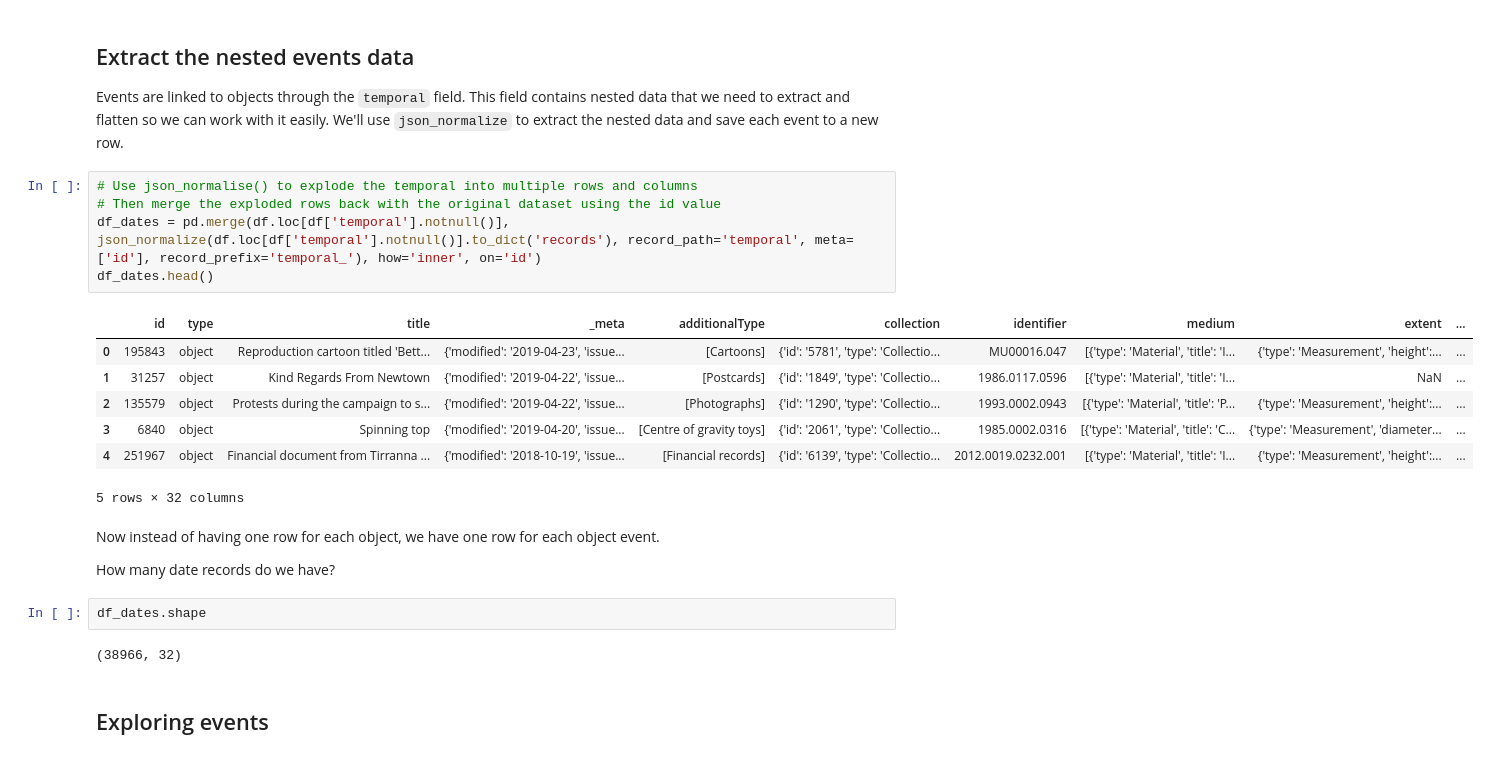
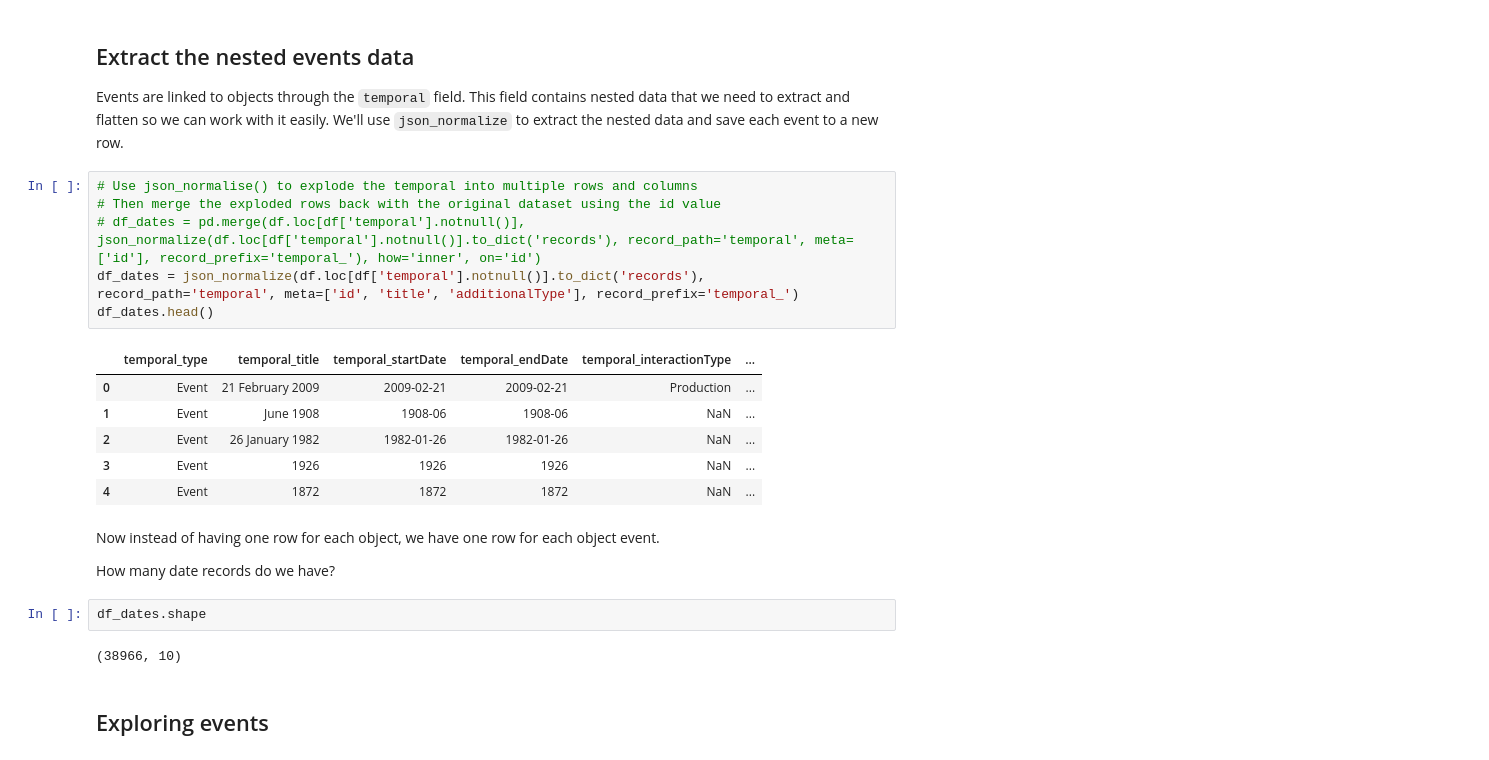
Before and after one commit to GLAM-Workbench/national-museum-australia, a Jupyter notebook: explore_collection_object_over_time.ipynb, the cells around one changed output. Saved outputs shown, nothing was run; the diff lists cells and outputs as text.

```diff
--- a/explore_collection_object_over_time.ipynb
+++ b/explore_collection_object_over_time.ipynb
@@ -59,16 +59,16 @@ Events are linked to objects through the `temporal` field. This field contains n
 # %%
 # Use json_normalise() to explode the temporal into multiple rows and columns
 # Then merge the exploded rows back with the original dataset using the id value
-df_dates = pd.merge(df.loc[df['temporal'].notnull()], json_normalize(df.loc[df['temporal'].notnull()].to_dict('records'), record_path='temporal', meta=['id'], record_prefix='temporal_'), how='inner', on='id')
+# df_dates = pd.merge(df.loc[df['temporal'].notnull()], json_normalize(df.loc[df['temporal'].notnull()].to_dict('records'), record_path='temporal', meta=['id'], record_prefix='temporal_'), how='inner', on='id')
+df_dates = json_normalize(df.loc[df['temporal'].notnull()].to_dict('records'), record_path='temporal', meta=['id', 'title', 'additionalType'], record_prefix='temporal_')
 df_dates.head()
 # %% [output]
-|  | id | type | title | _meta | additionalType | collection | identifier | medium | extent | ... |
-| 0 | 195843 | object | Reproduction cartoon titled 'Bett... | {'modified': '2019-04-23', 'issue... | [Cartoons] | {'id': '5781', 'type': 'Collectio... | MU00016.047 | [{'type': 'Material', 'title': 'I... | {'type': 'Measurement', 'height':... | ... |
-| 1 | 31257 | object | Kind Regards From Newtown | {'modified': '2019-04-22', 'issue... | [Postcards] | {'id': '1849', 'type': 'Collectio... | 1986.0117.0596 | [{'type': 'Material', 'title': 'I... | NaN | ... |
-| 2 | 135579 | object | Protests during the campaign to s... | {'modified': '2019-04-22', 'issue... | [Photographs] | {'id': '1290', 'type': 'Collectio... | 1993.0002.0943 | [{'type': 'Material', 'title': 'P... | {'type': 'Measurement', 'height':... | ... |
-| 3 | 6840 | object | Spinning top | {'modified': '2019-04-20', 'issue... | [Centre of gravity toys] | {'id': '2061', 'type': 'Collectio... | 1985.0002.0316 | [{'type': 'Material', 'title': 'C... | {'type': 'Measurement', 'diameter... | ... |
-| 4 | 251967 | object | Financial document from Tirranna ... | {'modified': '2018-10-19', 'issue... | [Financial records] | {'id': '6139', 'type': 'Collectio... | 2012.0019.0232.001 | [{'type': 'Material', 'title': 'I... | {'type': 'Measurement', 'height':... | ... |
+|  | temporal_type | temporal_title | temporal_startDate | temporal_endDate | temporal_interactionType | ... |
+| 0 | Event | 21 February 2009 | 2009-02-21 | 2009-02-21 | Production | ... |
+| 1 | Event | June 1908 | 1908-06 | 1908-06 | NaN | ... |
+| 2 | Event | 26 January 1982 | 1982-01-26 | 1982-01-26 | NaN | ... |
+| 3 | Event | 1926 | 1926 | 1926 | NaN | ... |
+| 4 | Event | 1872 | 1872 | 1872 | NaN | ... |
-5 rows × 32 columns
 # %% [markdown]
 Now instead of having one row for each object, we have one row for each object event.
 
@@ -76,7 +76,7 @@ How many date records do we have?
 # %%
 df_dates.shape
 # %% [output]
-(38966, 32)
+(38966, 10)
 # %% [markdown]
 ## Exploring events
 # %% [markdown]
```
Also changed, not shown: parts of 6 cells of this notebook, 4 other files.
